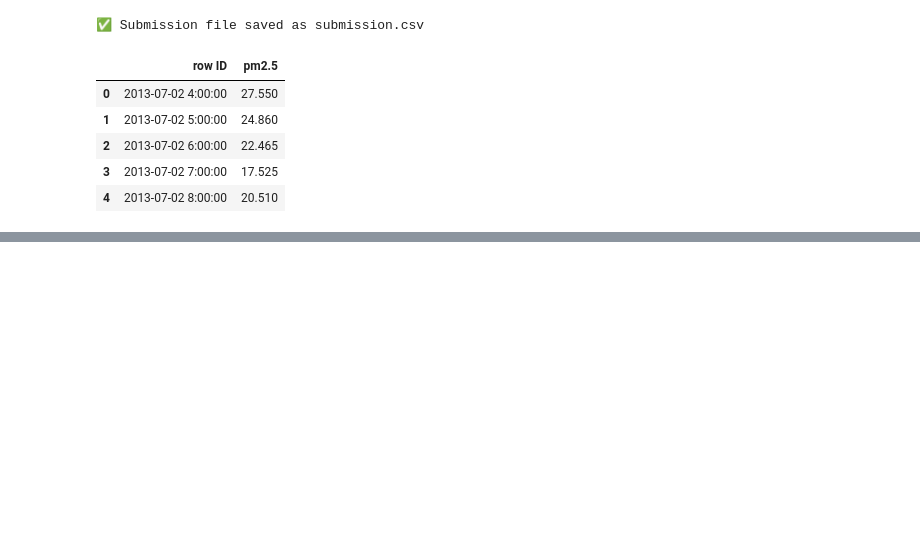
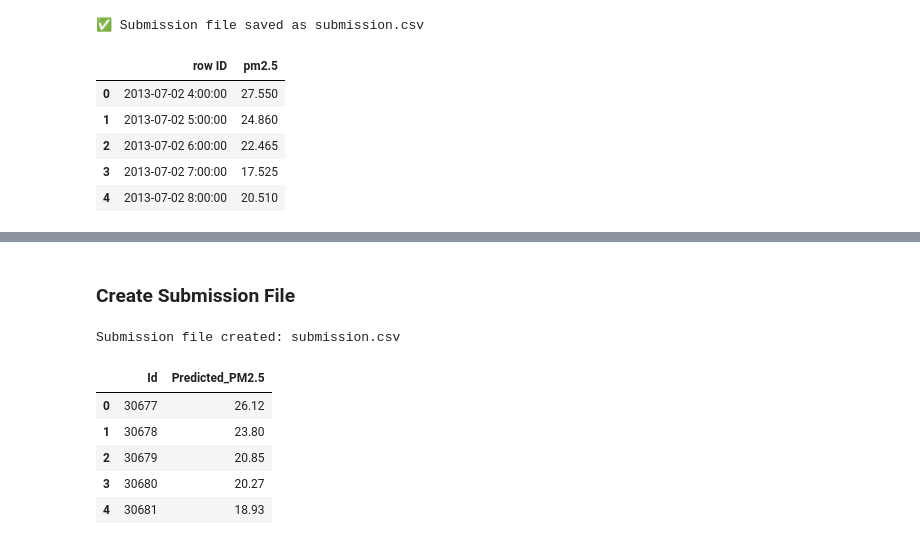
Before and after one commit to irakozej/Time-Series-Forecasting, a Jupyter notebook: notebooks/main.ipynb, the cells around one changed output, grey strips where cells are left out. Saved outputs shown, nothing was run; the diff lists cells and outputs as text; code cells hidden in the pictures; blank space fills up the shorter version.

```diff
--- a/notebooks/main.ipynb
+++ b/notebooks/main.ipynb
@@ -152,0 +227,27 @@ submission.head()
+# %% [markdown]
+### Create Submission File
+# %%
+X_test = test.drop(columns=['No', 'datetime'], errors='ignore')
+
+
+final_predictions = rf_model.predict(X_test)
+
+
+submission = pd.DataFrame({
+    "Id": test["No"],   # keep 'No' as ID in submission
+    "Predicted_PM2.5": final_predictions
+})
+
+
+submission.to_csv("submission.csv", index=False)
+
+print("Submission file created: submission.csv")
+submission.head()
+# %% [output]
+Submission file created: submission.csv
+|  | Id | Predicted_PM2.5 |
+| 0 | 30677 | 26.12 |
+| 1 | 30678 | 23.80 |
+| 2 | 30679 | 20.85 |
+| 3 | 30680 | 20.27 |
+| 4 | 30681 | 18.93 |
```
Also changed, not shown: parts of 4 cells of this notebook, 1 other file.
